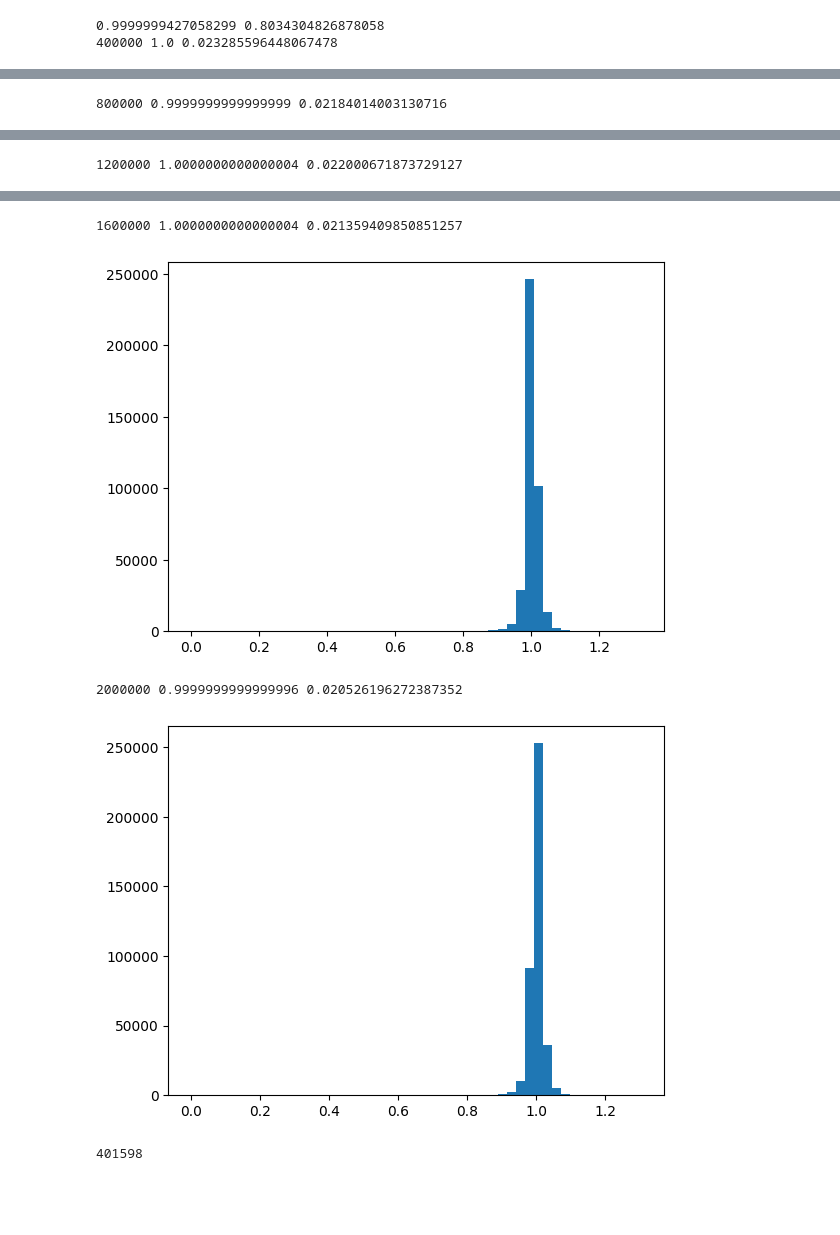
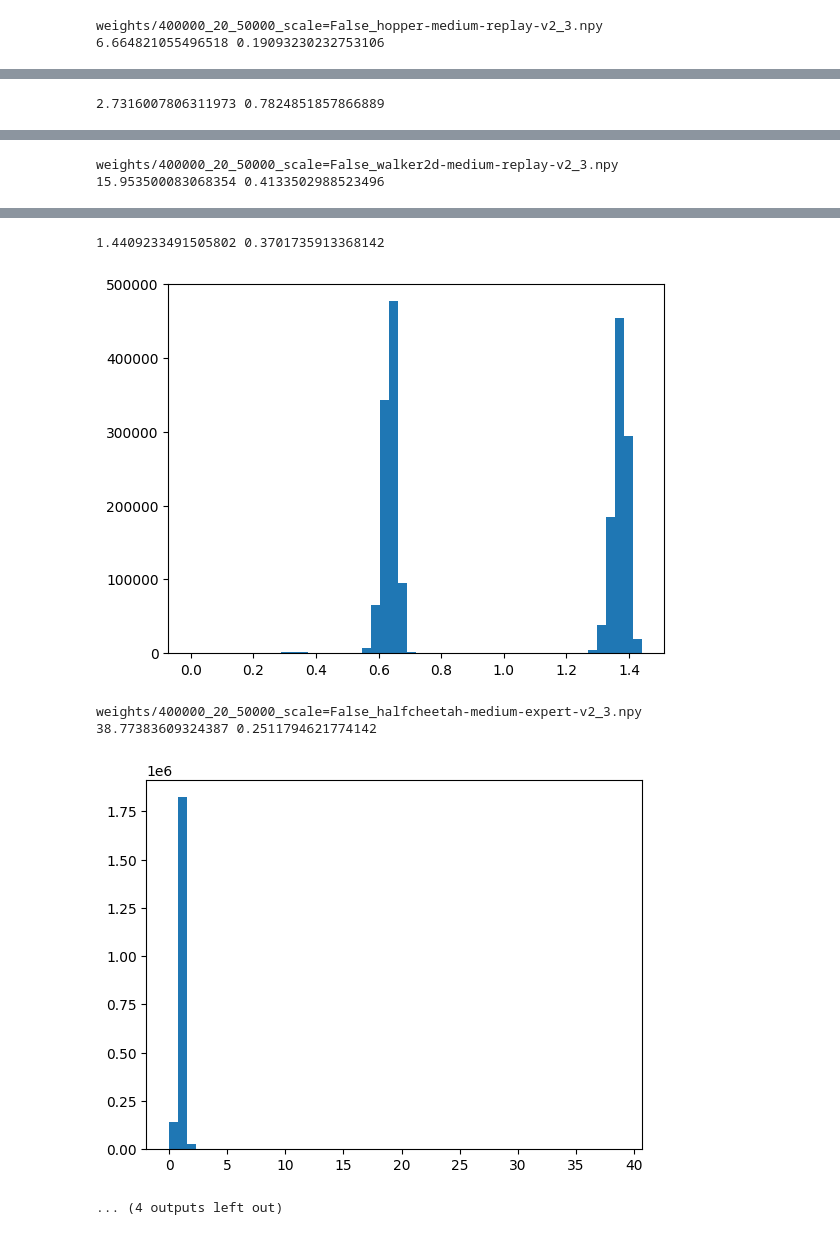
Before and after one commit to yueyang130/SEEM, a Jupyter notebook: load_weights.ipynb, the cells around one changed output, grey strips where cells are left out. Drawn from its saved outputs; the diff is of its cells as text; code cells hidden in the pictures; blank space fills up the shorter version.

```diff
--- a/load_weights.ipynb
+++ b/load_weights.ipynb
@@ -109,26 +118,26 @@ print(adv.shape[0])
 # %%
-# check seeds and methods
-rp = 'weights/hopper-medium-replay-v2_returns.npy'
-wp = 'weights/doublev_nstep_nstep_1_0.95_cosine_5_400000_hopper-medium-replay-v2_1.npy'
+envs = ["hopper-medium-replay-v2", "walker2d-medium-replay-v2",
+	"halfcheetah-medium-expert-v2", "hopper-medium-expert-v2"]
 
-returns = np.load(rp)
-rw = linear_weights(returns)
-vis(rw, 50)
-print(rw.mean(), rw.std())
+for env in envs:
+    rp = f'weights/{env}_returns.npy'
+    p = f'weights/400000_20_50000_scale=False_{env}_3.npy'
 
-eval_res = np.load(wp, allow_pickle=True).item()
-num_iter, bc_eval_steps = eval_res['iter'], eval_res['eval_steps']
+    returns = np.load(rp)
+    rw = linear_weights(returns)
+    print(rw.max(), rw.std())
+    vis(rw, 50)
 
-for iter in range(1,6):
-    step = iter*bc_eval_steps
-    adv = eval_res[step]['adv']
-    w = linear_weights(adv)
-    print(step, w.mean(), w.std())
+    eval_res = np.load(p, allow_pickle=True).item()
+    w = eval_res[10]
+    print(p)
+    print(w.max(), w.std())
     vis(w, 50)
+
 
     # w = scale(w, 10)
     # vis(w, 50)
     # print(w.mean(), w.std())
-    # print(p,'\n', adv[:20].squeeze().round(2))
-print(adv.shape[0])
+    # # print(p,'\n', adv[:20].squeeze().round(2))
+    # print(adv.shape[0])
 # %% [output]
@@ -135,3 +145,3 @@ print(adv.shape[0])
 [figure]
-0.9999999427058299 0.8034304826878058
-400000 1.0 0.023285596448067478
+weights/400000_20_50000_scale=False_hopper-medium-replay-v2_3.npy
+6.664821055496518 0.19093230232753106
@@ -139 +149 @@ print(adv.shape[0])
-800000 0.9999999999999999 0.02184014003130716
+2.7316007806311973 0.7824851857866889
@@ -141 +151,2 @@ print(adv.shape[0])
-1200000 1.0000000000000004 0.022000671873729127
+weights/400000_20_50000_scale=False_walker2d-medium-replay-v2_3.npy
+15.953500083068354 0.4133502988523496
@@ -143,5 +154,6 @@ print(adv.shape[0])
-1600000 1.0000000000000004 0.021359409850851257
+1.4409233491505802 0.3701735913368142
-[figure, old version]
+[figure, new version]
-2000000 0.9999999999999996 0.020526196272387352
+weights/400000_20_50000_scale=False_halfcheetah-medium-expert-v2_3.npy
+38.77383609324387 0.2511794621774142
-[figure, old version]
+[figure, new version]
-401598
+... (4 outputs left out)
```
Also changed, not shown: parts of 6 cells of this notebook, 2 other files.
